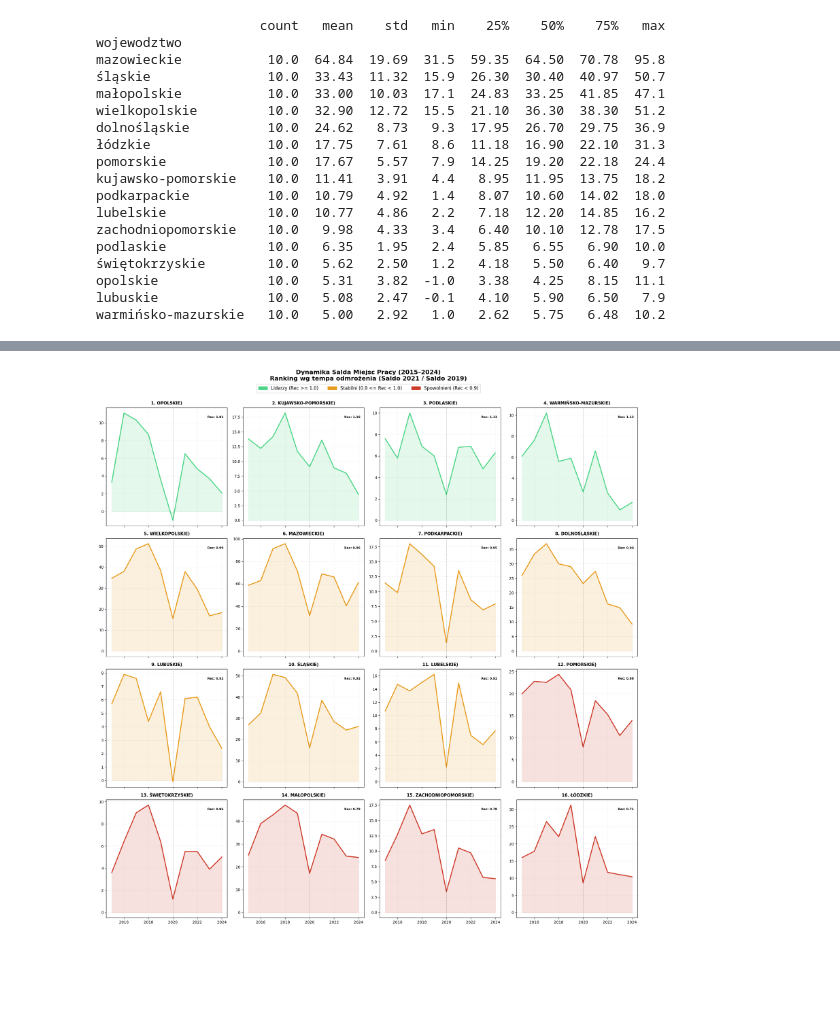
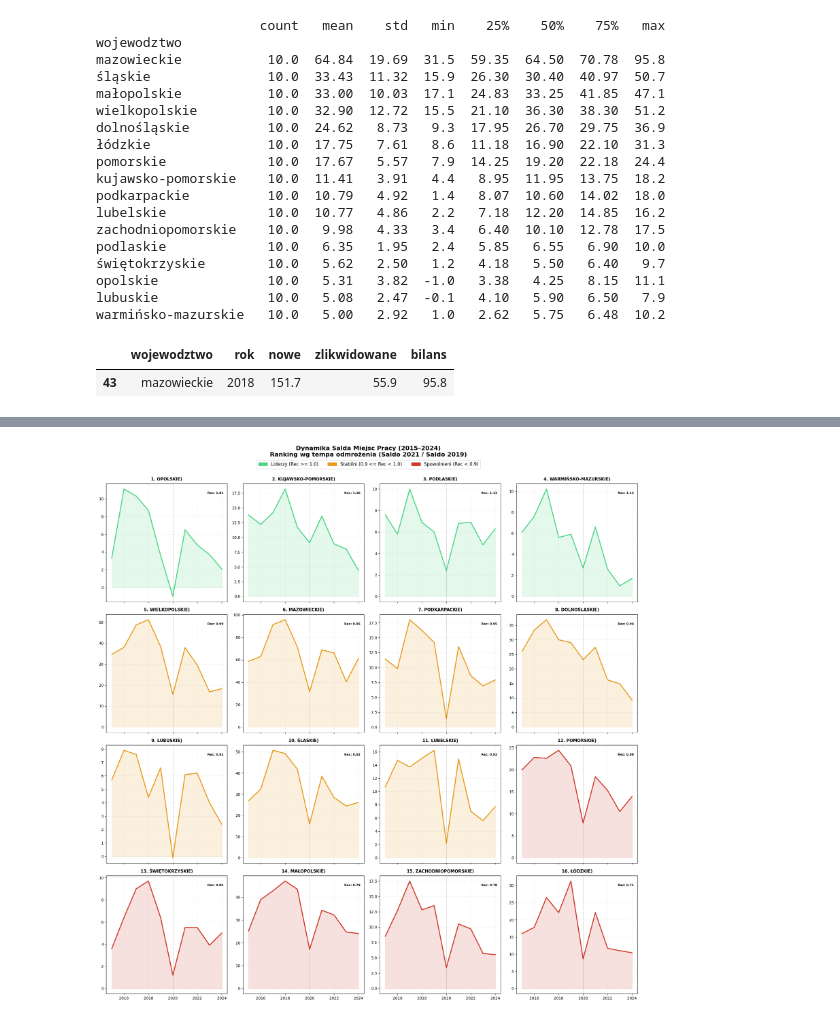
Before and after one commit to MikolajZagojski/analiza_rynku_pracy, a Jupyter notebook: analiza.ipynb, the cells around one changed output, grey strips where cells are left out. Drawn from its saved outputs; the diff is of its cells as text; code cells hidden in the pictures; blank space fills up the shorter version.

```diff
--- a/analiza.ipynb
+++ b/analiza.ipynb
@@ -132,3 +147,8 @@ podlaskie             10.0   6.35   1.95   2.4   5.85   6.55   6.90  10.0
 opolskie              10.0   5.31   3.82  -1.0   3.38   4.25   8.15  11.1
 lubuskie              10.0   5.08   2.47  -0.1   4.10   5.90   6.50   7.9
 warmińsko-mazurskie   10.0   5.00   2.92   1.0   2.62   5.75   6.48  10.2
+# %%
+pivot[pivot['bilans'] == max(pivot['bilans'])]
+# %% [output]
+|  | wojewodztwo | rok | nowe | zlikwidowane | bilans |
+| 43 | mazowieckie | 2018 | 151.7 | 55.9 | 95.8 |
```
Also changed, not shown: parts of 16 cells of this notebook.
